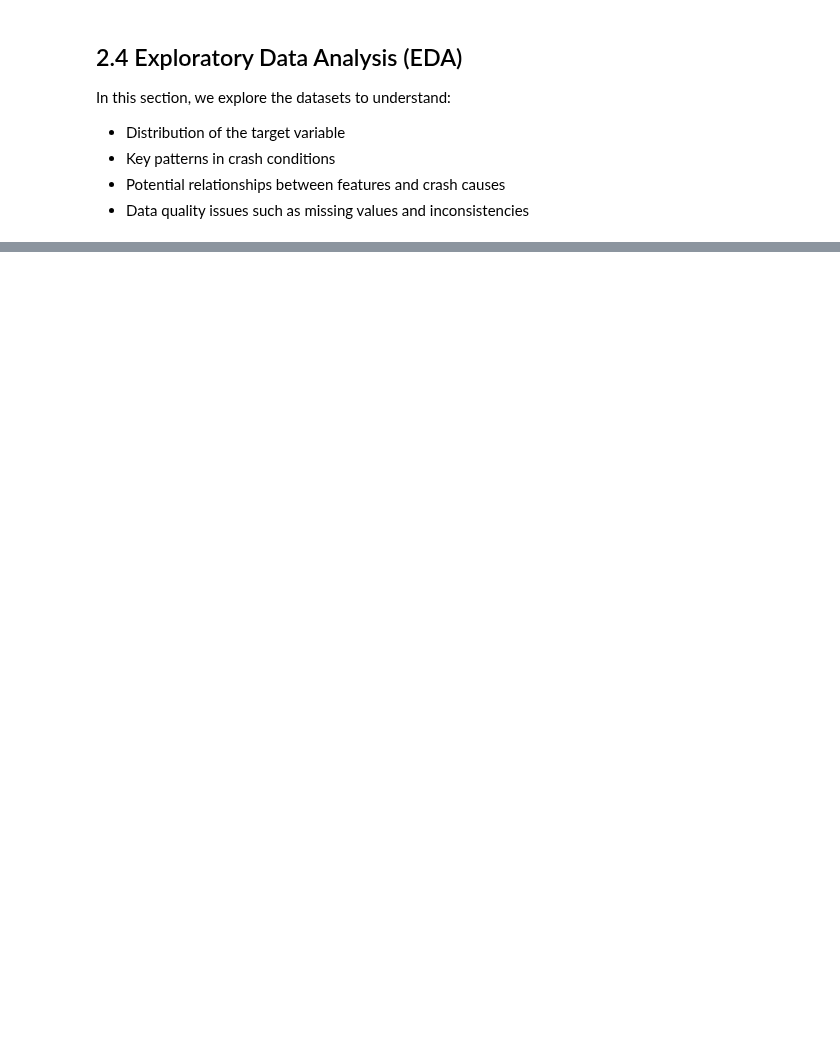
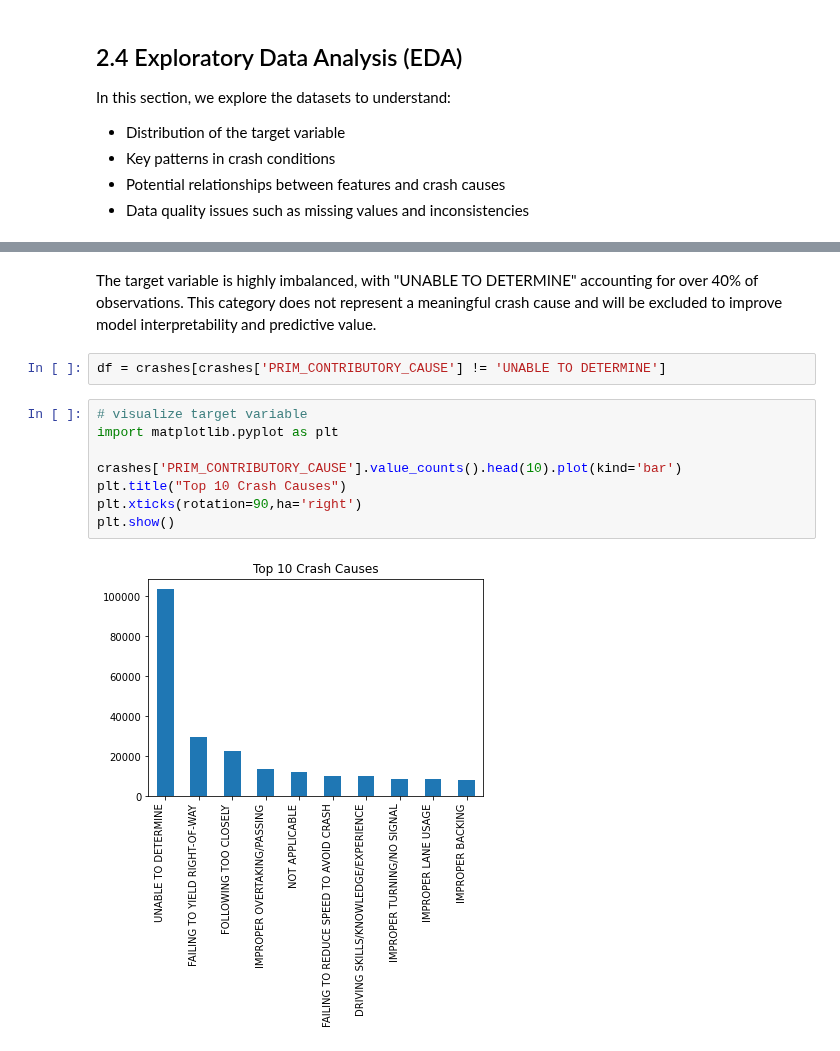
Before and after one commit to ChairoSolutions/Chicago-crash-cause-prediction, a Jupyter notebook: index.ipynb, the cells around one changed output, grey strips where cells are left out. Drawn from its saved outputs; the diff is of its cells as text; blank space fills up the shorter version.

Commit message:
Continuation of crash dataset inspection, feature distribution

```diff
--- a/index.ipynb
+++ b/index.ipynb
@@ -183,0 +220,14 @@ In this section, we explore the datasets to understand:
+# %% [markdown]
+ The target variable is highly imbalanced, with "UNABLE TO DETERMINE" accounting for over 40% of observations. This category does not represent a meaningful crash cause and will be excluded to improve model interpretability and predictive value.
+# %%
+df = crashes[crashes['PRIM_CONTRIBUTORY_CAUSE'] != 'UNABLE TO DETERMINE']
+# %%
+# visualize target variable
+import matplotlib.pyplot as plt
+
+crashes['PRIM_CONTRIBUTORY_CAUSE'].value_counts().head(10).plot(kind='bar')
+plt.title("Top 10 Crash Causes")
+plt.xticks(rotation=90,ha='right')
+plt.show()
+# %% [output]
+[figure, added]
```
Also changed, not shown: parts of 12 cells of this notebook.
